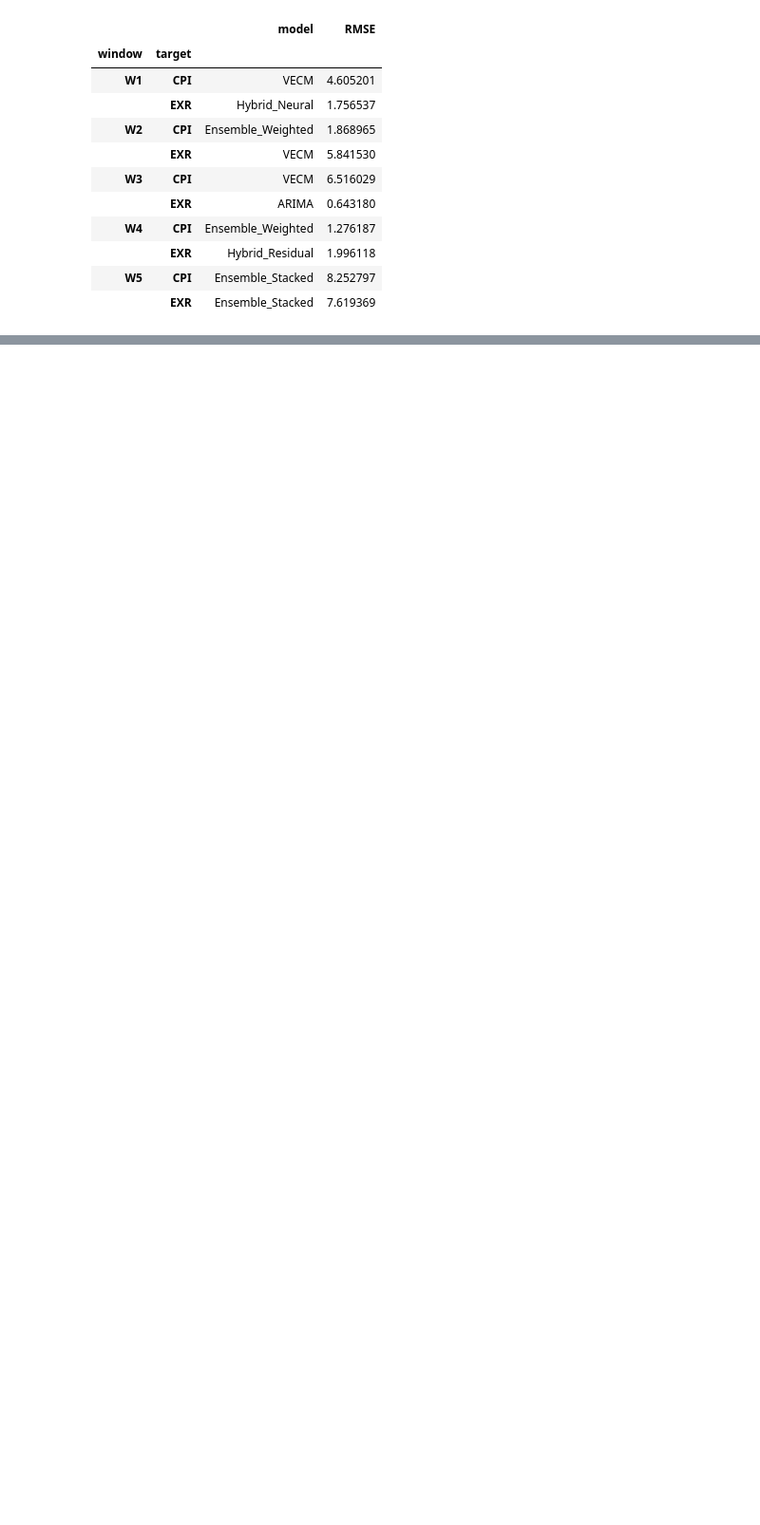
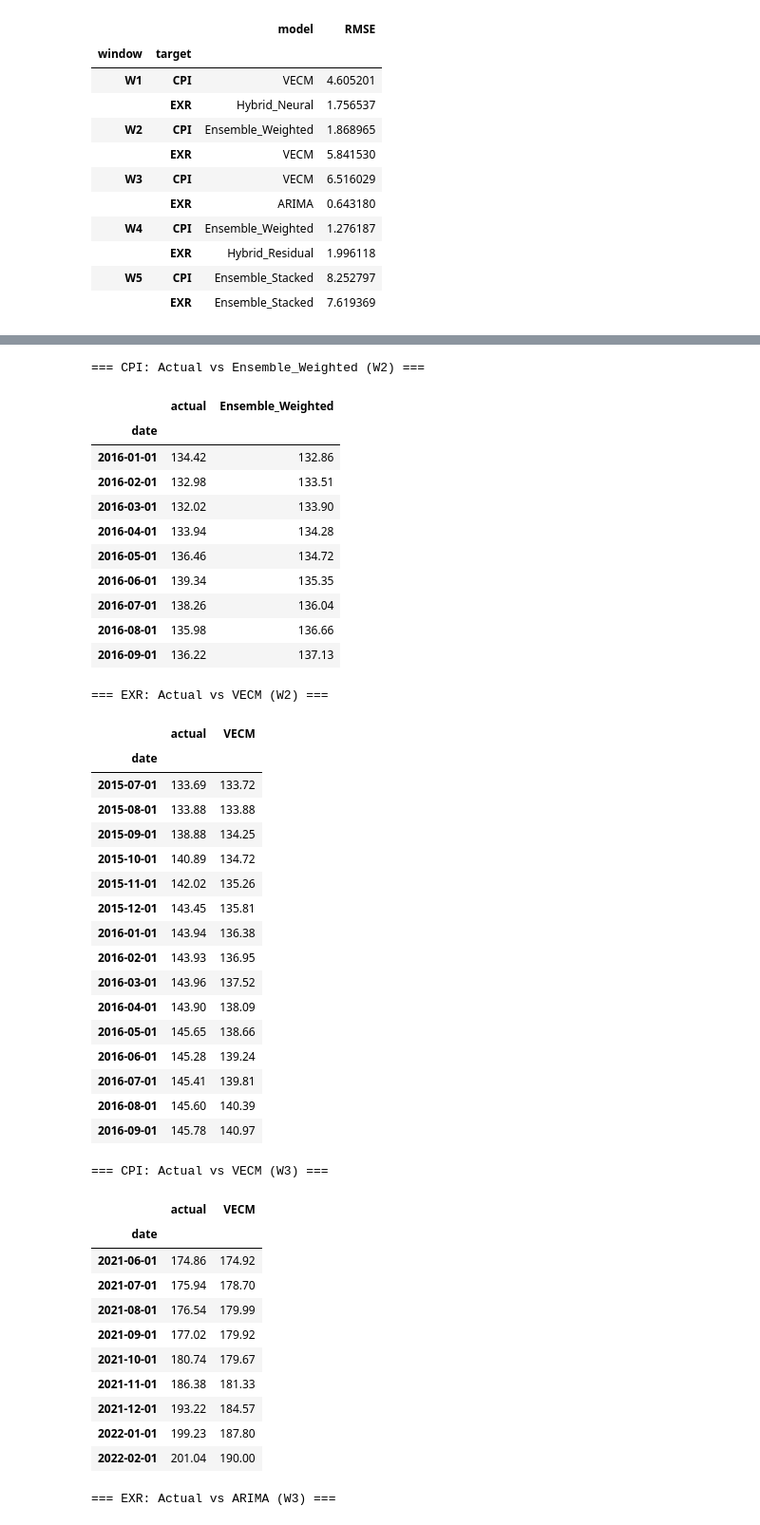
Before and after one commit to SahanThemiya/MonetaryTransmission-, a Jupyter notebook: project/notebooks/09_model_comparison.ipynb, the cells around one changed output, grey strips where cells are left out. Shown at 95% size. Cells and saved outputs as stored; diff of their text form; code cells hidden in the pictures; blank space fills up the shorter version.

```diff
--- a/project/notebooks/09_model_comparison.ipynb
+++ b/project/notebooks/09_model_comparison.ipynb
@@ -108,0 +281,11 @@ best_by_window.to_csv("../results/best_model_by_window.csv")
+# %%
+def actual_vs_best_forecast(long_pred: pd.DataFrame, window: str, target: str, model: str) -> pd.DataFrame:
+    """Actual value alongside the best-performing model's forecast, one row per test date."""
+    sub = long_pred[(long_pred["window"] == window) & (long_pred["target"] == target) & (long_pred["model"] == model)]
+    return sub.set_index("date")[["actual", "predicted"]].rename(columns={"predicted": model}).round(2)
+
+
+for (window, target), model in BEST_MODELS.items():
+    print(f"=== {target}: Actual vs {model} ({window}) ===")
+    display(actual_vs_best_forecast(long_pred, window, target, model))
+# %% [output]
@@ -108,0 +320,43 @@ best_by_window.to_csv("../results/best_model_by_window.csv")
+=== CPI: Actual vs Ensemble_Weighted (W2) ===
+|  | actual | Ensemble_Weighted |
+| date |  |  |
+| 2016-01-01 | 134.42 | 132.86 |
+| 2016-02-01 | 132.98 | 133.51 |
+| 2016-03-01 | 132.02 | 133.90 |
+| 2016-04-01 | 133.94 | 134.28 |
+| 2016-05-01 | 136.46 | 134.72 |
+| 2016-06-01 | 139.34 | 135.35 |
+| 2016-07-01 | 138.26 | 136.04 |
+| 2016-08-01 | 135.98 | 136.66 |
+| 2016-09-01 | 136.22 | 137.13 |
+=== EXR: Actual vs VECM (W2) ===
+|  | actual | VECM |
+| date |  |  |
+| 2015-07-01 | 133.69 | 133.72 |
+| 2015-08-01 | 133.88 | 133.88 |
+| 2015-09-01 | 138.88 | 134.25 |
+| 2015-10-01 | 140.89 | 134.72 |
+| 2015-11-01 | 142.02 | 135.26 |
+| 2015-12-01 | 143.45 | 135.81 |
+| 2016-01-01 | 143.94 | 136.38 |
+| 2016-02-01 | 143.93 | 136.95 |
+| 2016-03-01 | 143.96 | 137.52 |
+| 2016-04-01 | 143.90 | 138.09 |
+| 2016-05-01 | 145.65 | 138.66 |
+| 2016-06-01 | 145.28 | 139.24 |
+| 2016-07-01 | 145.41 | 139.81 |
+| 2016-08-01 | 145.60 | 140.39 |
+| 2016-09-01 | 145.78 | 140.97 |
+=== CPI: Actual vs VECM (W3) ===
+|  | actual | VECM |
+| date |  |  |
+| 2021-06-01 | 174.86 | 174.92 |
+| 2021-07-01 | 175.94 | 178.70 |
+| 2021-08-01 | 176.54 | 179.99 |
+| 2021-09-01 | 177.02 | 179.92 |
+| 2021-10-01 | 180.74 | 179.67 |
+| 2021-11-01 | 186.38 | 181.33 |
+| 2021-12-01 | 193.22 | 184.57 |
+| 2022-01-01 | 199.23 | 187.80 |
+| 2022-02-01 | 201.04 | 190.00 |
+=== EXR: Actual vs ARIMA (W3) ===
```
Also changed, not shown: parts of 8 cells of this notebook.
